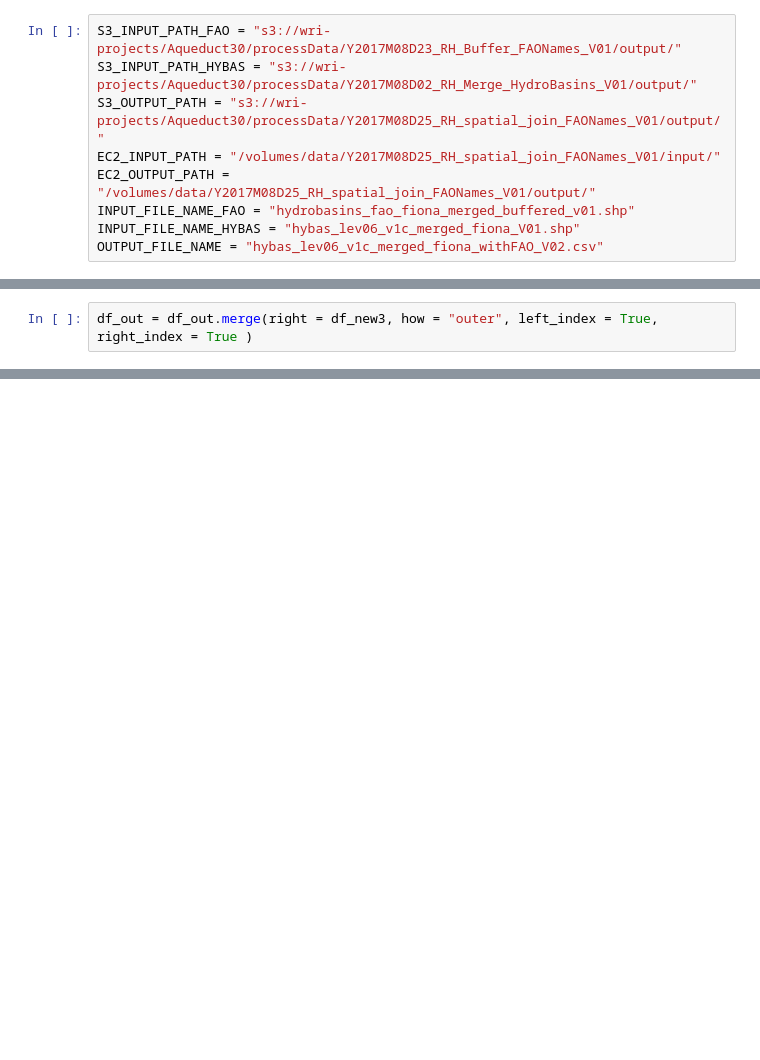
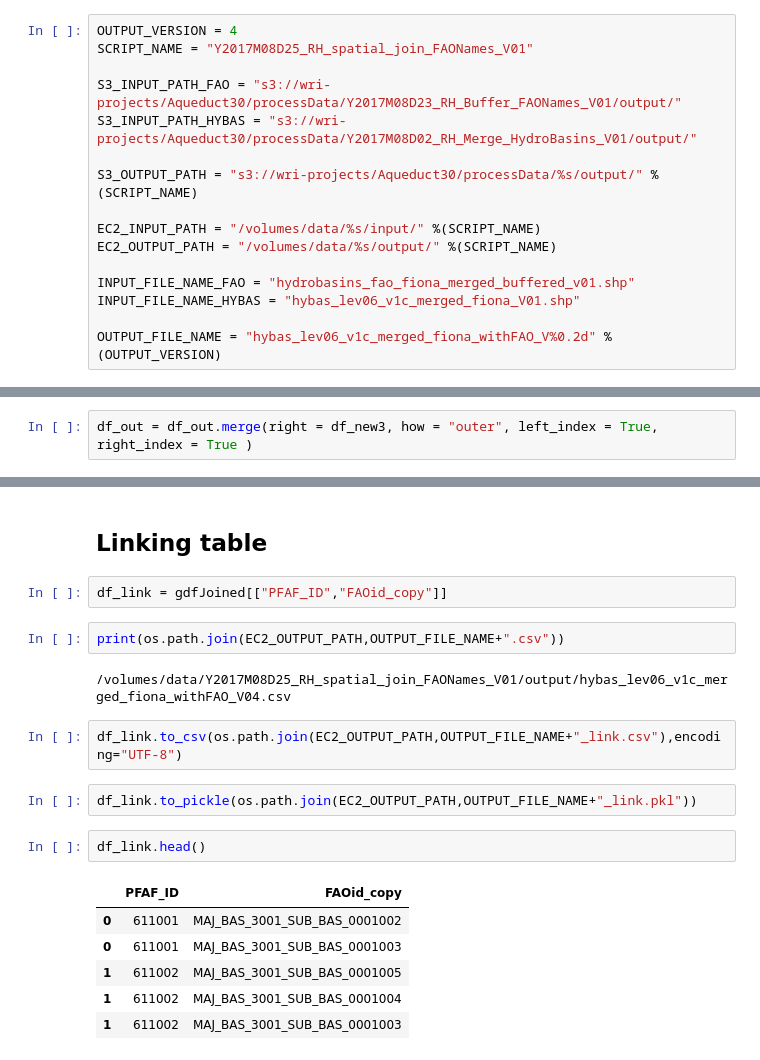
Before and after one commit to wri/Aqueduct30Docker, a Jupyter notebook: notebooks/production/Y2017M08D25_RH_spatial_join_FAONames_V01.ipynb, the cells around one changed output, grey strips where cells are left out. Drawn from its saved outputs; the diff is of its cells as text; blank space fills up the shorter version.

```diff
--- a/notebooks/production/Y2017M08D25_RH_spatial_join_FAONames_V01.ipynb
+++ b/notebooks/production/Y2017M08D25_RH_spatial_join_FAONames_V01.ipynb
@@ -8,12 +19,19 @@
 # %%
+OUTPUT_VERSION = 4
+SCRIPT_NAME = "Y2017M08D25_RH_spatial_join_FAONames_V01"
+
 S3_INPUT_PATH_FAO = "s3://wri-projects/Aqueduct30/processData/Y2017M08D23_RH_Buffer_FAONames_V01/output/"
 S3_INPUT_PATH_HYBAS = "s3://wri-projects/Aqueduct30/processData/Y2017M08D02_RH_Merge_HydroBasins_V01/output/"
-S3_OUTPUT_PATH = "s3://wri-projects/Aqueduct30/processData/Y2017M08D25_RH_spatial_join_FAONames_V01/output/"
-EC2_INPUT_PATH = "/volumes/data/Y2017M08D25_RH_spatial_join_FAONames_V01/input/"
-EC2_OUTPUT_PATH = "/volumes/data/Y2017M08D25_RH_spatial_join_FAONames_V01/output/"
+
+S3_OUTPUT_PATH = "s3://wri-projects/Aqueduct30/processData/%s/output/" %(SCRIPT_NAME)
+
+EC2_INPUT_PATH = "/volumes/data/%s/input/" %(SCRIPT_NAME)
+EC2_OUTPUT_PATH = "/volumes/data/%s/output/" %(SCRIPT_NAME)
+
 INPUT_FILE_NAME_FAO = "hydrobasins_fao_fiona_merged_buffered_v01.shp"
 INPUT_FILE_NAME_HYBAS = "hybas_lev06_v1c_merged_fiona_V01.shp"
-OUTPUT_FILE_NAME = "hybas_lev06_v1c_merged_fiona_withFAO_V02.csv"
+
+OUTPUT_FILE_NAME = "hybas_lev06_v1c_merged_fiona_withFAO_V%0.2d" %(OUTPUT_VERSION)
 # %%
 !rm -r {EC2_INPUT_PATH}
 !rm -r {EC2_OUTPUT_PATH}
@@ -240,2 +266,23 @@ df_out.to_csv(os.path.join(EC2_OUTPUT_PATH,OUTPUT_FILE_NAME),encoding="UTF-8")
+# %% [markdown]
+## Linking table
+# %%
+df_link = gdfJoined[["PFAF_ID","FAOid_copy"]]
+# %%
+print(os.path.join(EC2_OUTPUT_PATH,OUTPUT_FILE_NAME+".csv"))
+# %% [output]
+/volumes/data/Y2017M08D25_RH_spatial_join_FAONames_V01/output/hybas_lev06_v1c_merged_fiona_withFAO_V04.csv
+# %%
+df_link.to_csv(os.path.join(EC2_OUTPUT_PATH,OUTPUT_FILE_NAME+"_link.csv"),encoding="UTF-8")
+# %%
+df_link.to_pickle(os.path.join(EC2_OUTPUT_PATH,OUTPUT_FILE_NAME+"_link.pkl"))
+# %%
+df_link.head()
+# %% [output]
+|  | PFAF_ID | FAOid_copy |
+| 0 | 611001 | MAJ_BAS_3001_SUB_BAS_0001002 |
+| 0 | 611001 | MAJ_BAS_3001_SUB_BAS_0001003 |
+| 1 | 611002 | MAJ_BAS_3001_SUB_BAS_0001005 |
+| 1 | 611002 | MAJ_BAS_3001_SUB_BAS_0001004 |
+| 1 | 611002 | MAJ_BAS_3001_SUB_BAS_0001003 |
 # %%
 !aws s3 cp {EC2_OUTPUT_PATH} {S3_OUTPUT_PATH} --recursive
```
Also changed, not shown: parts of 14 cells of this notebook, 5 other files.
